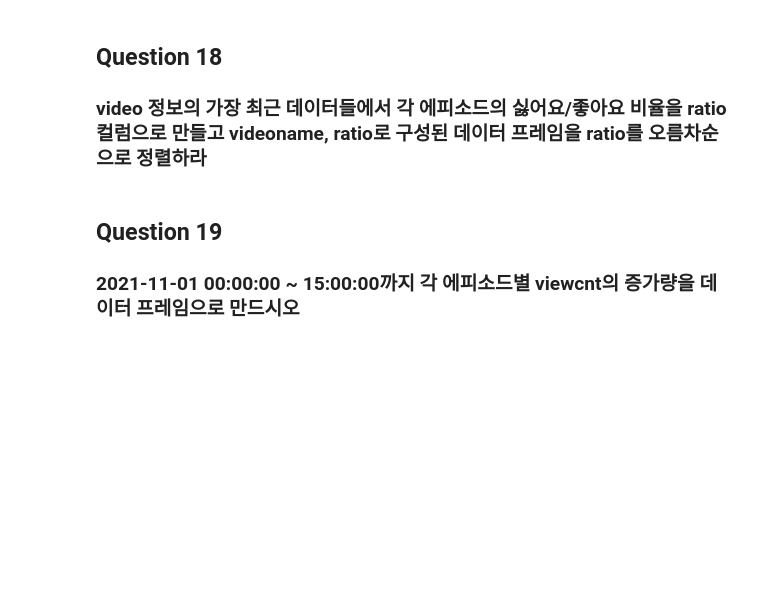
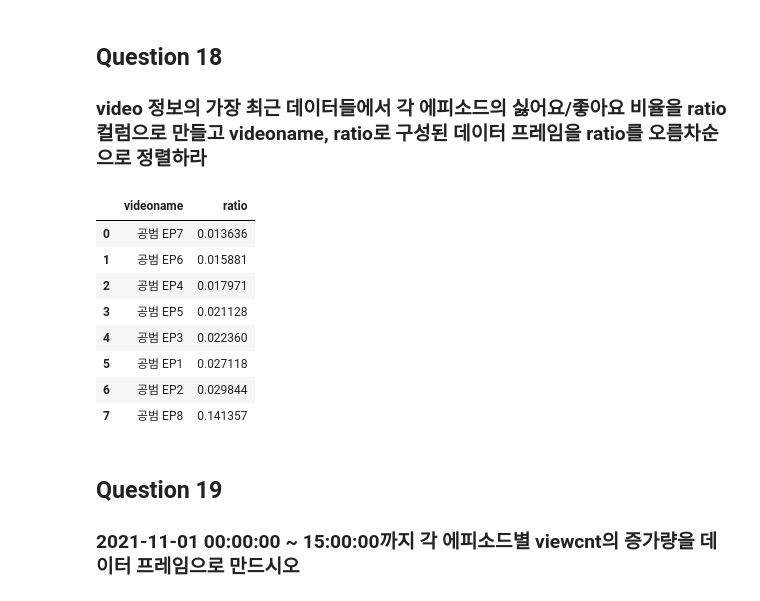
Before and after one commit to applesatang/my, a Jupyter notebook: pandas/1q.ipynb, the cells around one changed output. Cells and saved outputs as stored; diff of their text form; code cells hidden in the pictures; blank space fills up the shorter version.

```diff
--- a/pandas/1q.ipynb
+++ b/pandas/1q.ipynb
@@ -325,0 +344,9 @@ ep1
+# %%
+%%timeit
+video['time']= video.ct.dt.hour
+
+answer = video.loc[video['time'] ==21] \
+            .sort_values(['videoname','ct'])\
+            .drop_duplicates('videoname') \
+            .sort_values('viewcnt',ascending=False)[['videoname','viewcnt','ct']]\
+            .reset_index(drop=True)
@@ -326,6 +360,20 @@ ep1
 # %% [markdown]
 ## Question 18
 ### **video 정보의 가장 최근 데이터들에서 각 에피소드의 싫어요/좋아요 비율을 ratio 컬럼으로 만들고 videoname, ratio로 구성된 데이터 프레임을 ratio를 오름차순으로 정렬하라**
+# %%
+v1 = video.sort_values(['ct','videoname'], ascending = False).drop_duplicates('videoname', keep = 'first')
+v1['ratio'] = (v1.dislikecnt) / (v1.likecnt)
+v1[['videoname','ratio']].sort_values('ratio').reset_index(drop = True)
+# %% [output]
+|  | videoname | ratio |
+| 0 | 공범 EP7 | 0.013636 |
+| 1 | 공범 EP6 | 0.015881 |
+| 2 | 공범 EP4 | 0.017971 |
+| 3 | 공범 EP5 | 0.021128 |
+| 4 | 공범 EP3 | 0.022360 |
+| 5 | 공범 EP1 | 0.027118 |
+| 6 | 공범 EP2 | 0.029844 |
+| 7 | 공범 EP8 | 0.141357 |
 # %% [markdown]
 ## Question 19
 ### **2021-11-01 00:00:00 ~ 15:00:00까지 각 에피소드별 viewcnt의 증가량을 데이터 프레임으로 만드시오**
```
Also changed, not shown: parts of 8 cells of this notebook.
